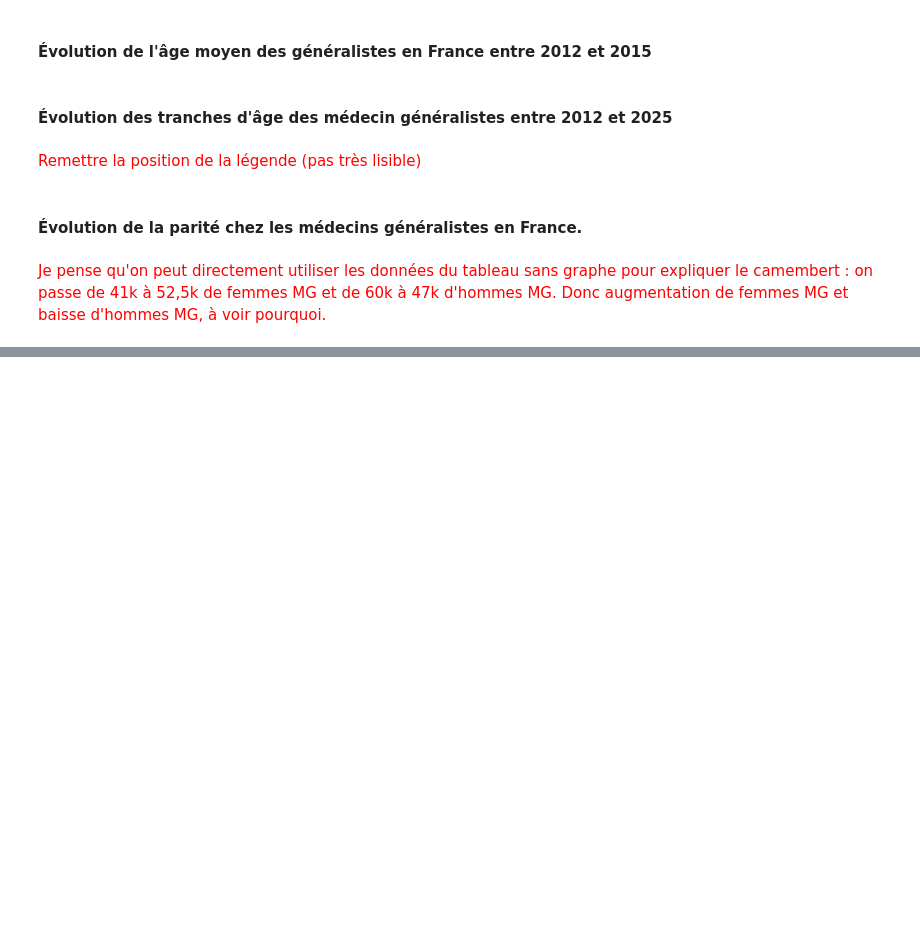
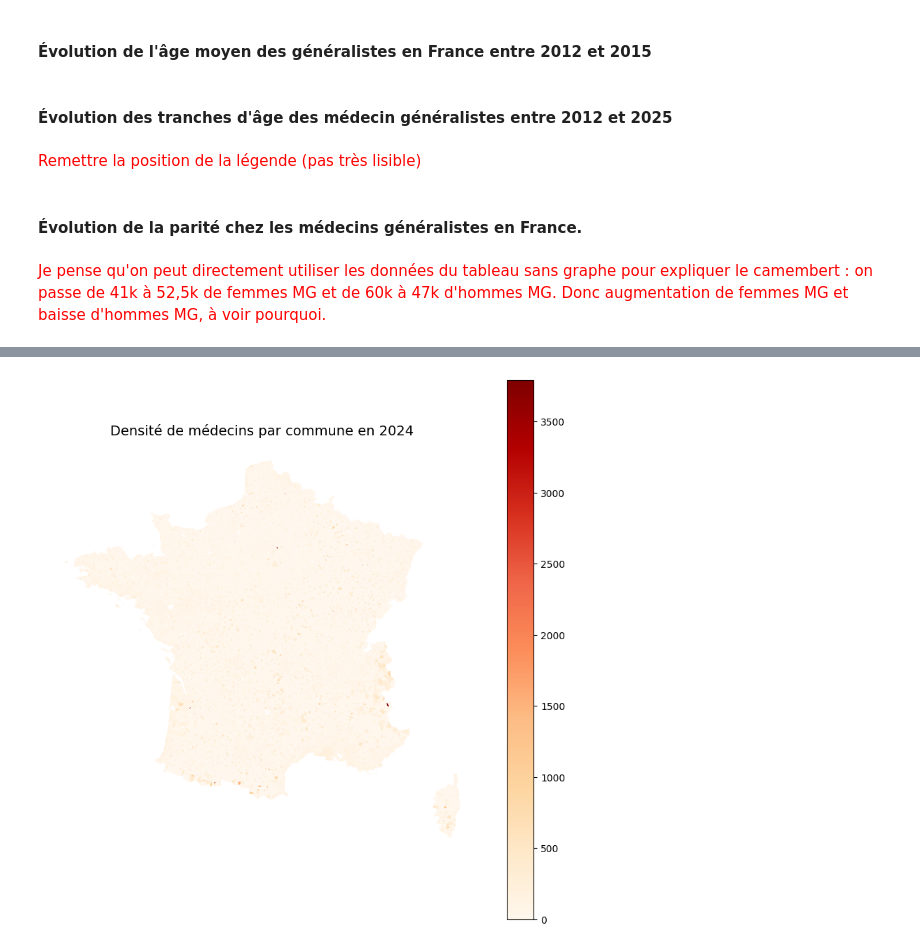
Before and after one commit to dfornier/Python-pour-la-data-science, a Jupyter notebook: Mise au propre.ipynb, the cells around one changed output, grey strips where cells are left out. Drawn from its saved outputs; the diff is of its cells as text; code cells hidden in the pictures; blank space fills up the shorter version.

```diff
--- a/Mise au propre.ipynb
+++ b/Mise au propre.ipynb
@@ -58,0 +192,18 @@ df_MG_age.reset_index(drop = True, inplace = True)
+# %%
+# Construction de l'indicateur de densité de médecins généralistes par commune (nombre de médecins pour 100 000 habitans).
+# Pour qu'il soit tout à fait exacte, il nous faudrait la population municipale de l'année 2024, ou le nombre de médecins généralistes en 2024.
+# On considère que l'indiateur calculé sera plus proche de la densité de médecins en 2024, et on le nomme en conséquent.
+df_pop_communes['Densité médecins généralistes 2024'] = df_pop_communes['Médecin généraliste (en nombre) 2024']/df_pop_communes['Population municipale 2023']*100000
+
+# Création d'ue fonction pour gérer les différents types de code commnaux et ainsi en extraire le bon département.
+def extraction(x):
+    if x[:2] in ['2A', '2B'] :
+        return x[:2]
+    if int(x[:2]) < 96 :
+        return x[:2]
+    return x[:3]
+
+# Création d'une variable département.
+df_pop_communes['departement'] = df_pop_communes['Code'].astype(str).apply(extraction)
+
+df_pop_communes
@@ -422,0 +720,28 @@ plt.show()
+# %%
+# On utilise ici la base des données communales pour avoir la densité par commune.
+df = df_pop_communes.copy()
+communes = gdf_communes.copy()
+
+# Jointure des bases sur la clé du code de la commue.
+communes = communes.merge(df, right_on = 'Code', left_on = 'INSEE_COM')
+# %%
+# Tracé de la carte des densités.
+fig, ax = plt.subplots(figsize=(10,10))
+
+# 1. Tracé de la carte.
+communes.plot(
+    ax=ax,
+    column="Densité médecins généralistes 2024",
+    cmap="OrRd",
+    linewidth=0,
+    edgecolor="lightgrey",
+    legend=True,
+)
+
+# 2. Titre.
+ax.axis("off")
+ax.set_title("Densité de médecins par commune en 2024", fontsize=14)
+
+plt.show()
+# %% [output]
+[figure, added]
```
Also changed, not shown: parts of 64 cells of this notebook, 1 other file.
